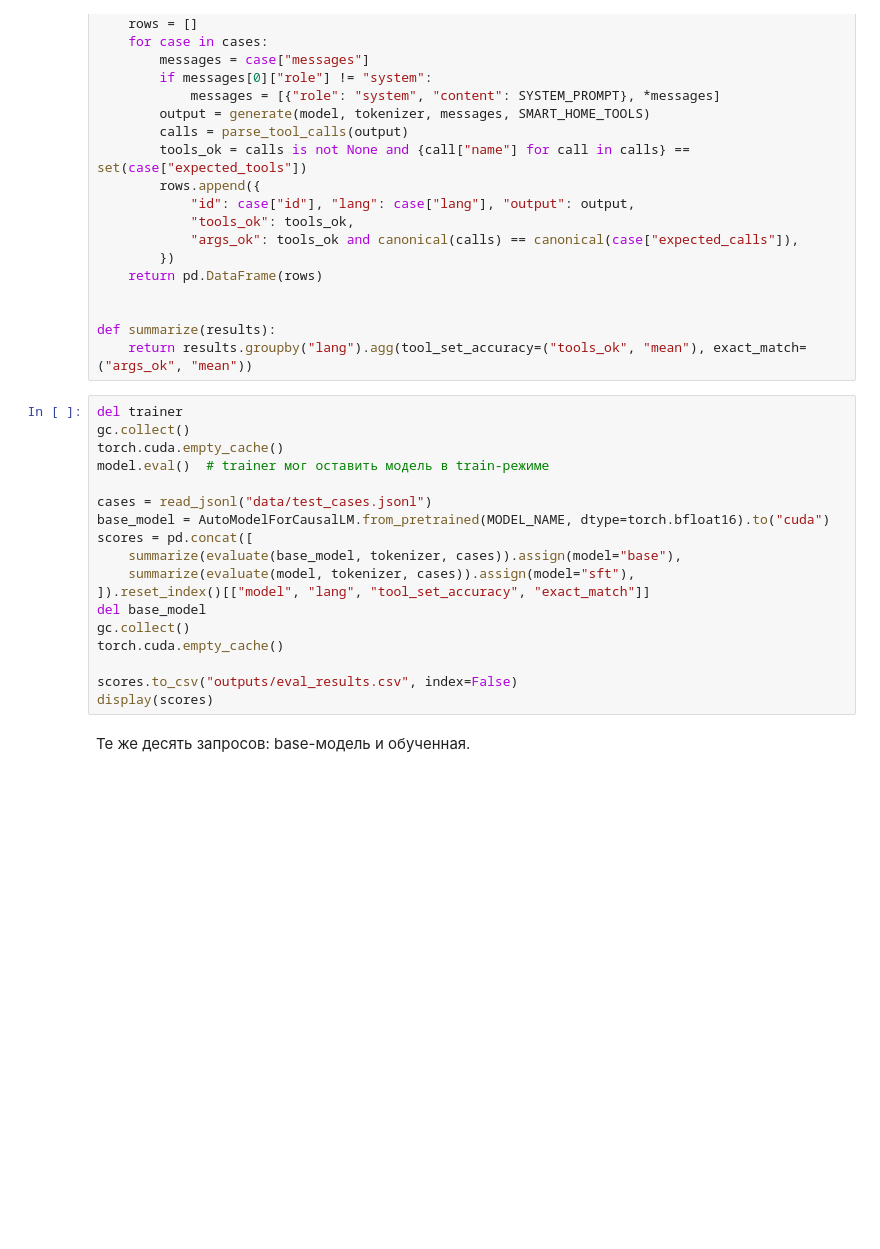
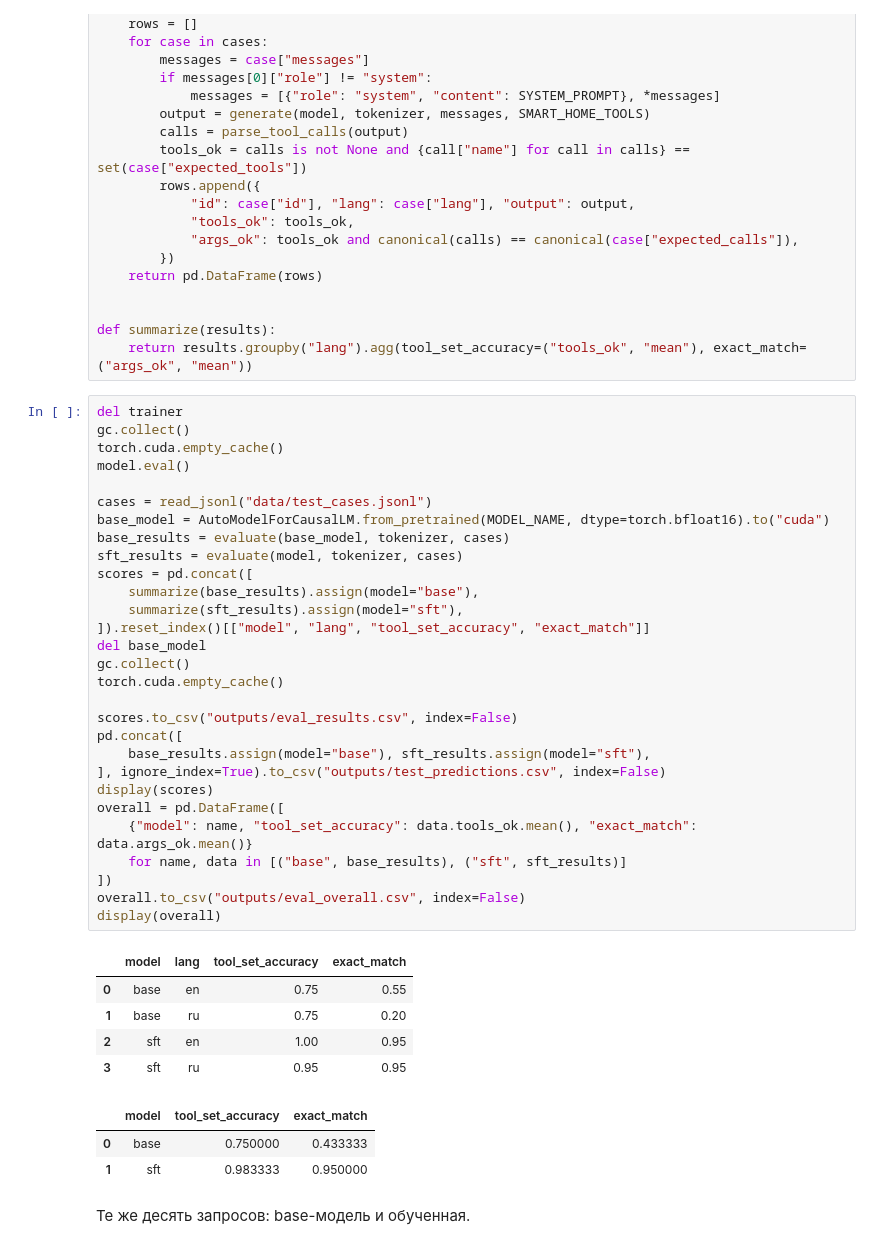
Before and after one commit to adpakw/llm_course_avito, a Jupyter notebook: hw3/sft_function_calling_hw_student.ipynb, the cells around one changed output. Cells and saved outputs as stored; diff of their text form; blank space fills up the shorter version.

```diff
--- a/hw3/sft_function_calling_hw_student.ipynb
+++ b/hw3/sft_function_calling_hw_student.ipynb
@@ -289,21 +540,41 @@ def summarize(results):
 # %%
 del trainer
 gc.collect()
 torch.cuda.empty_cache()
-model.eval()  # trainer мог оставить модель в train-режиме
+model.eval()
 
 cases = read_jsonl("data/test_cases.jsonl")
 base_model = AutoModelForCausalLM.from_pretrained(MODEL_NAME, dtype=torch.bfloat16).to("cuda")
+base_results = evaluate(base_model, tokenizer, cases)
+sft_results = evaluate(model, tokenizer, cases)
 scores = pd.concat([
-    summarize(evaluate(base_model, tokenizer, cases)).assign(model="base"),
-    summarize(evaluate(model, tokenizer, cases)).assign(model="sft"),
+    summarize(base_results).assign(model="base"),
+    summarize(sft_results).assign(model="sft"),
 ]).reset_index()[["model", "lang", "tool_set_accuracy", "exact_match"]]
 del base_model
 gc.collect()
 torch.cuda.empty_cache()
 
 scores.to_csv("outputs/eval_results.csv", index=False)
+pd.concat([
+    base_results.assign(model="base"), sft_results.assign(model="sft"),
+], ignore_index=True).to_csv("outputs/test_predictions.csv", index=False)
 display(scores)
+overall = pd.DataFrame([
+    {"model": name, "tool_set_accuracy": data.tools_ok.mean(), "exact_match": data.args_ok.mean()}
+    for name, data in [("base", base_results), ("sft", sft_results)]
+])
+overall.to_csv("outputs/eval_overall.csv", index=False)
+display(overall)
+# %% [output]
+|  | model | lang | tool_set_accuracy | exact_match |
+| 0 | base | en | 0.75 | 0.55 |
+| 1 | base | ru | 0.75 | 0.20 |
+| 2 | sft | en | 1.00 | 0.95 |
+| 3 | sft | ru | 0.95 | 0.95 |
+|  | model | tool_set_accuracy | exact_match |
+| 0 | base | 0.750000 | 0.433333 |
+| 1 | sft | 0.983333 | 0.950000 |
 # %% [markdown]
 Те же десять запросов: base-модель и обученная.
 # %%
```
Also changed, not shown: parts of 18 cells of this notebook, 1 other file.
